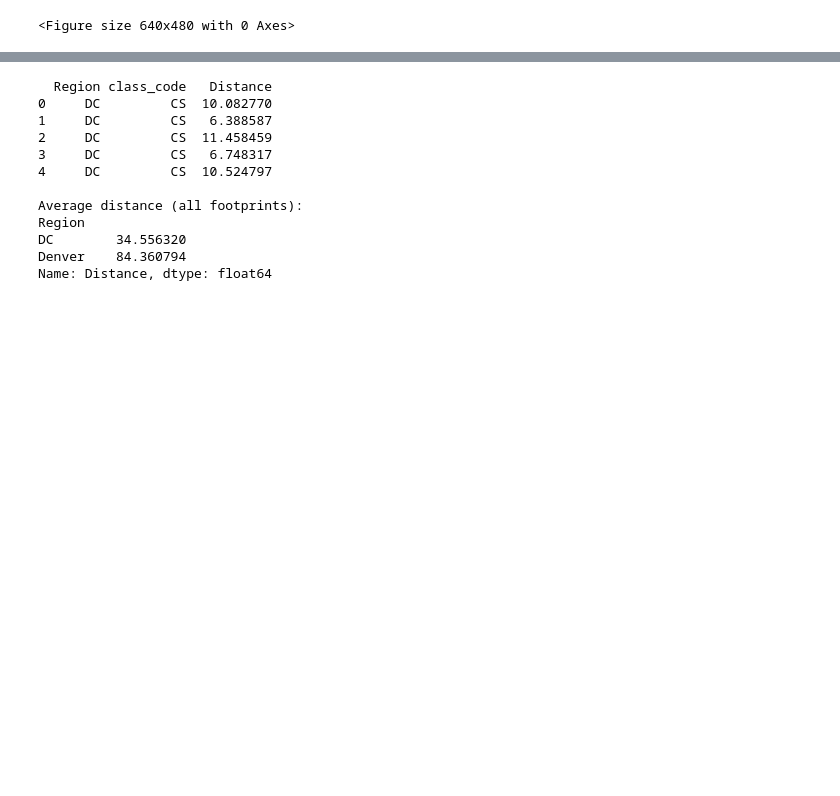
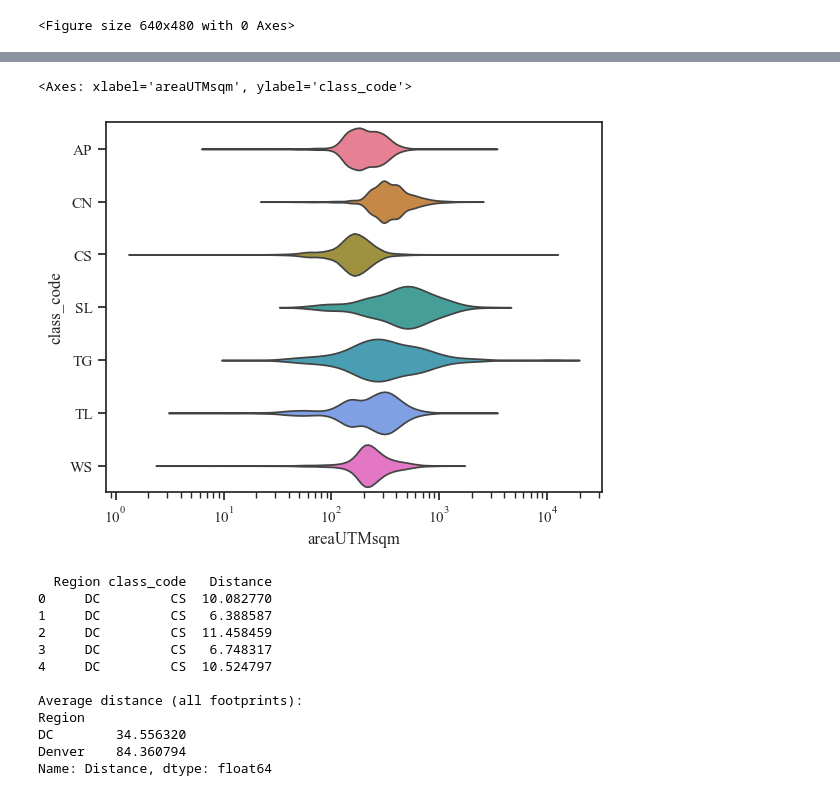
Before and after one commit to maxwellCcook/rooftop-mapping, a Jupyter notebook: code/_manuscript_figures.ipynb, the cells around one changed output, grey strips where cells are left out. Drawn from its saved outputs; the diff is of its cells as text; code cells hidden in the pictures; blank space fills up the shorter version.

```diff
--- a/code/_manuscript_figures.ipynb
+++ b/code/_manuscript_figures.ipynb
@@ -257,3 +259,12 @@ for roi, ref in refs.items():
+# %%
+# option #3
+sns.violinplot(
+    data=ref, y="class_code", x="areaUTMsqm",
+    scale="width", inner=None, log_scale=True, palette=region_palette
+)
+# %% [output]
+<Axes: xlabel='areaUTMsqm', ylabel='class_code'>
+[figure, added]
 # %%
 # Supplement
 # %%
```
Also changed, not shown: parts of 10 cells of this notebook, 12 other files.
